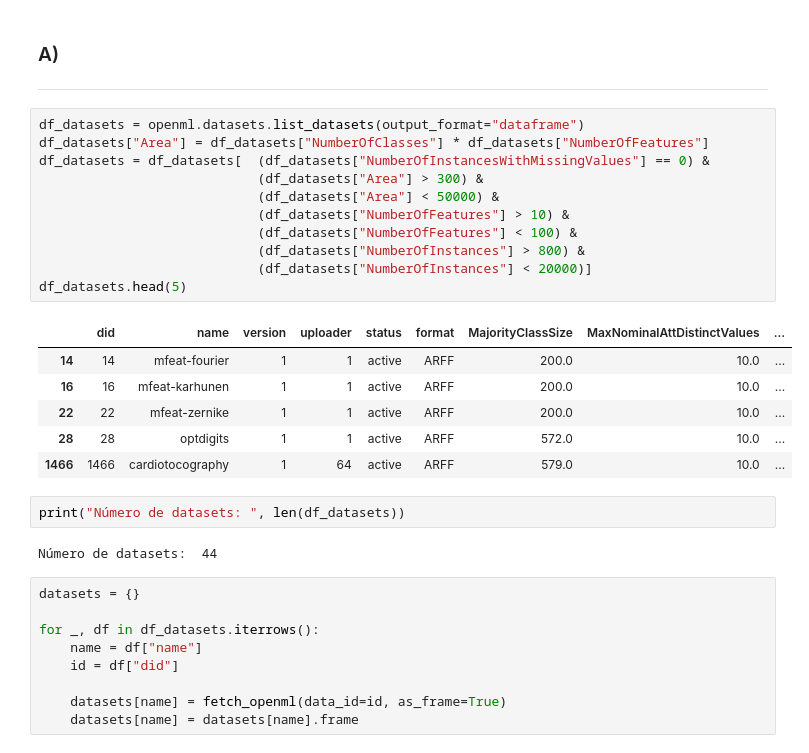
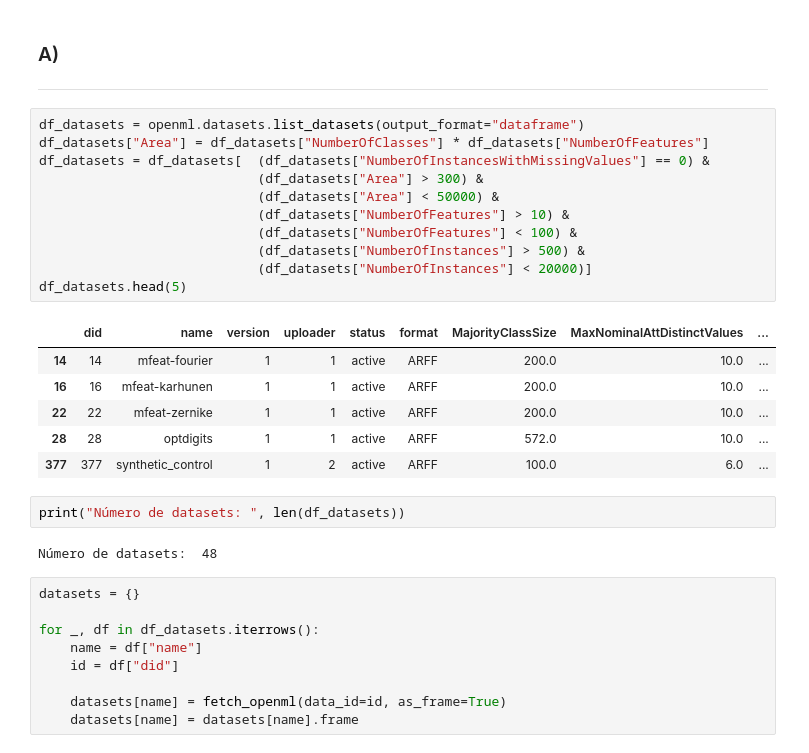
Before and after one commit to mestrevh/cc-meta-aprendizagem-2026.1, a Jupyter notebook: Exemplo 3/Example3.ipynb, the cells around one changed output. Drawn from its saved outputs; the diff is of its cells as text.

```diff
--- a/Exemplo 3/Example3.ipynb
+++ b/Exemplo 3/Example3.ipynb
@@ -855,25 +920,25 @@ from pathlib import Path
 # %%
 df_datasets = openml.datasets.list_datasets(output_format="dataframe")
 df_datasets["Area"] = df_datasets["NumberOfClasses"] * df_datasets["NumberOfFeatures"]
 df_datasets = df_datasets[  (df_datasets["NumberOfInstancesWithMissingValues"] == 0) &
                             (df_datasets["Area"] > 300) &
                             (df_datasets["Area"] < 50000) &
                             (df_datasets["NumberOfFeatures"] > 10) &
                             (df_datasets["NumberOfFeatures"] < 100) &
-                            (df_datasets["NumberOfInstances"] > 800) &
+                            (df_datasets["NumberOfInstances"] > 500) &
                             (df_datasets["NumberOfInstances"] < 20000)]
 df_datasets.head(5)
 # %% [output]
 |  | did | name | version | uploader | status | format | MajorityClassSize | MaxNominalAttDistinctValues | ... |
 | 14 | 14 | mfeat-fourier | 1 | 1 | active | ARFF | 200.0 | 10.0 | ... |
 | 16 | 16 | mfeat-karhunen | 1 | 1 | active | ARFF | 200.0 | 10.0 | ... |
 | 22 | 22 | mfeat-zernike | 1 | 1 | active | ARFF | 200.0 | 10.0 | ... |
 | 28 | 28 | optdigits | 1 | 1 | active | ARFF | 572.0 | 10.0 | ... |
-| 1466 | 1466 | cardiotocography | 1 | 64 | active | ARFF | 579.0 | 10.0 | ... |
+| 377 | 377 | synthetic_control | 1 | 2 | active | ARFF | 100.0 | 6.0 | ... |
 # %%
 print("Número de datasets: ", len(df_datasets))
 # %% [output]
-Número de datasets:  44
+Número de datasets:  48
 # %%
 datasets = {}
 
```
Also changed, not shown: parts of 36 cells of this notebook, 2 other files.
